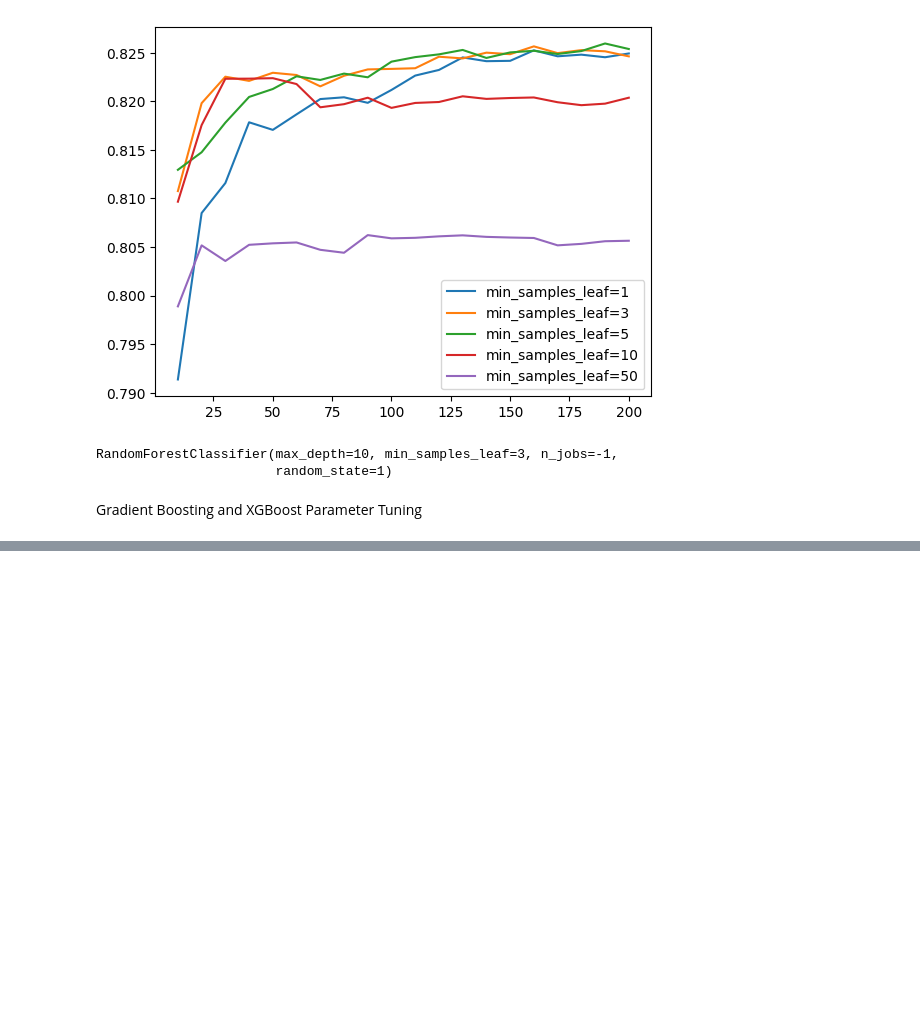
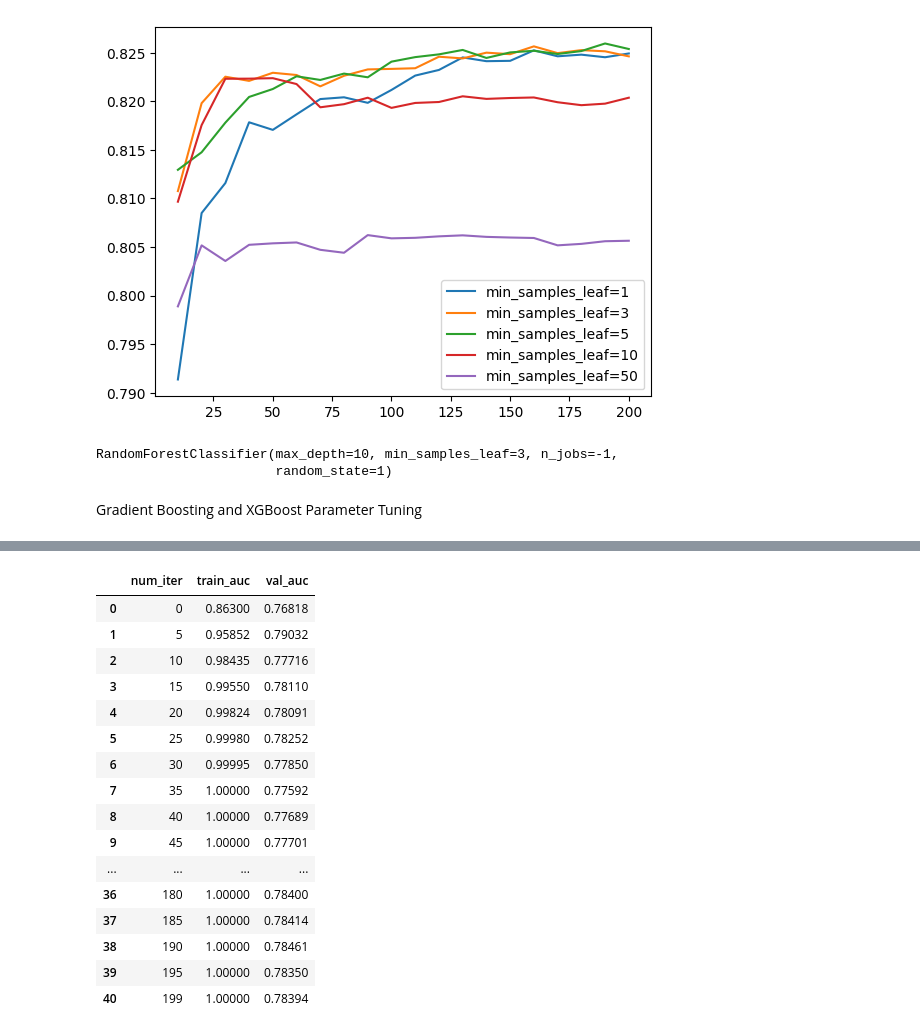
Before and after one commit to MedCoder001/Credit_Scoring_Project, a Jupyter notebook: model.ipynb, the cells around one changed output, grey strips where cells are left out. Drawn from its saved outputs; the diff is of its cells as text; code cells hidden in the pictures; blank space fills up the shorter version.

```diff
--- a/model.ipynb
+++ b/model.ipynb
@@ -656,0 +737,20 @@ roc_auc_score(y_val, y_pred)
+# %%
+scores['eta=1.0']
+# %% [output]
+|  | num_iter | train_auc | val_auc |
+| 0 | 0 | 0.86300 | 0.76818 |
+| 1 | 5 | 0.95852 | 0.79032 |
+| 2 | 10 | 0.98435 | 0.77716 |
+| 3 | 15 | 0.99550 | 0.78110 |
+| 4 | 20 | 0.99824 | 0.78091 |
+| 5 | 25 | 0.99980 | 0.78252 |
+| 6 | 30 | 0.99995 | 0.77850 |
+| 7 | 35 | 1.00000 | 0.77592 |
+| 8 | 40 | 1.00000 | 0.77689 |
+| 9 | 45 | 1.00000 | 0.77701 |
+| ... | ... | ... | ... |
+| 36 | 180 | 1.00000 | 0.78400 |
+| 37 | 185 | 1.00000 | 0.78414 |
+| 38 | 190 | 1.00000 | 0.78461 |
+| 39 | 195 | 1.00000 | 0.78350 |
+| 40 | 199 | 1.00000 | 0.78394 |
```
Also changed, not shown: parts of 24 cells of this notebook.
